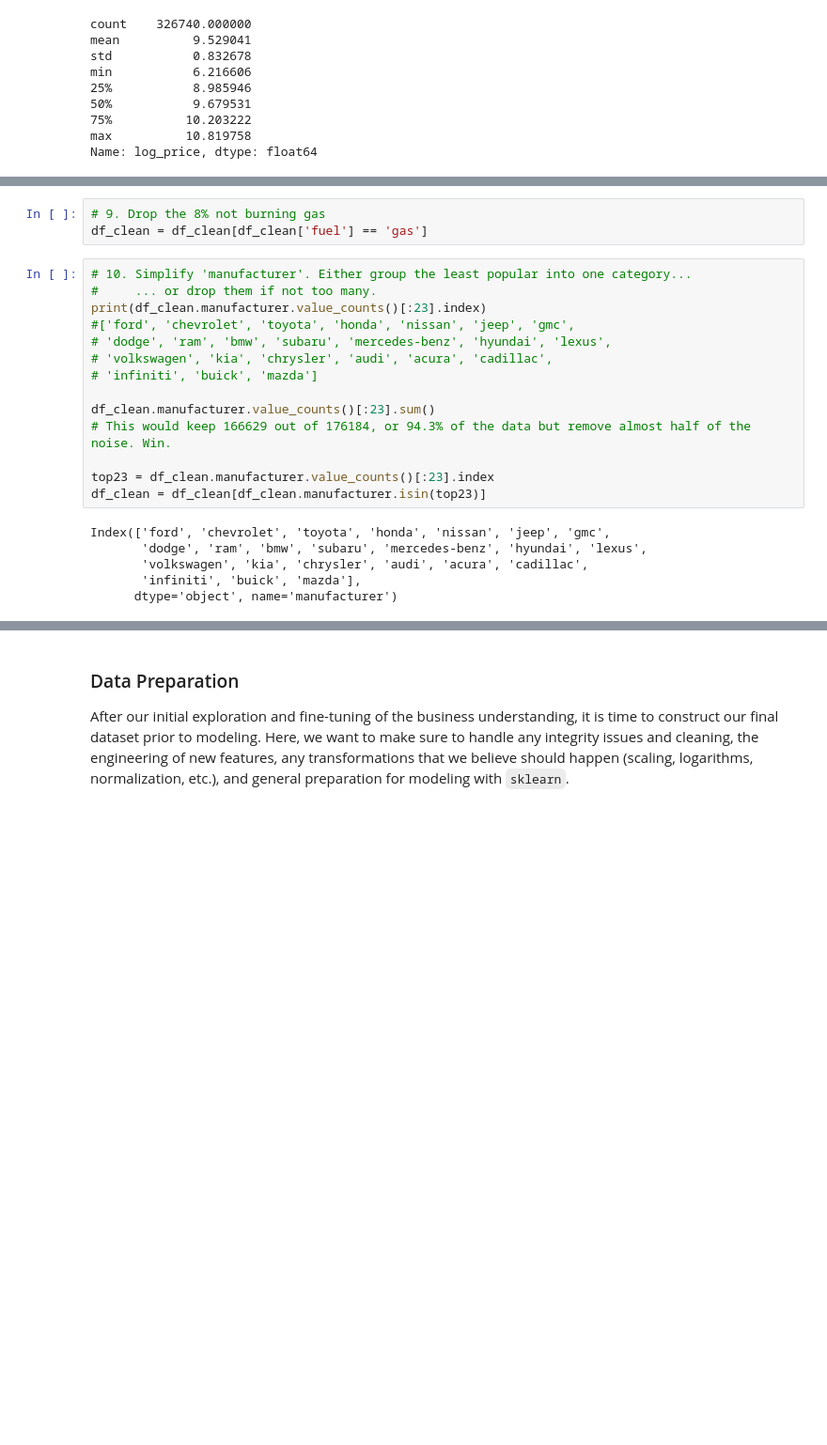
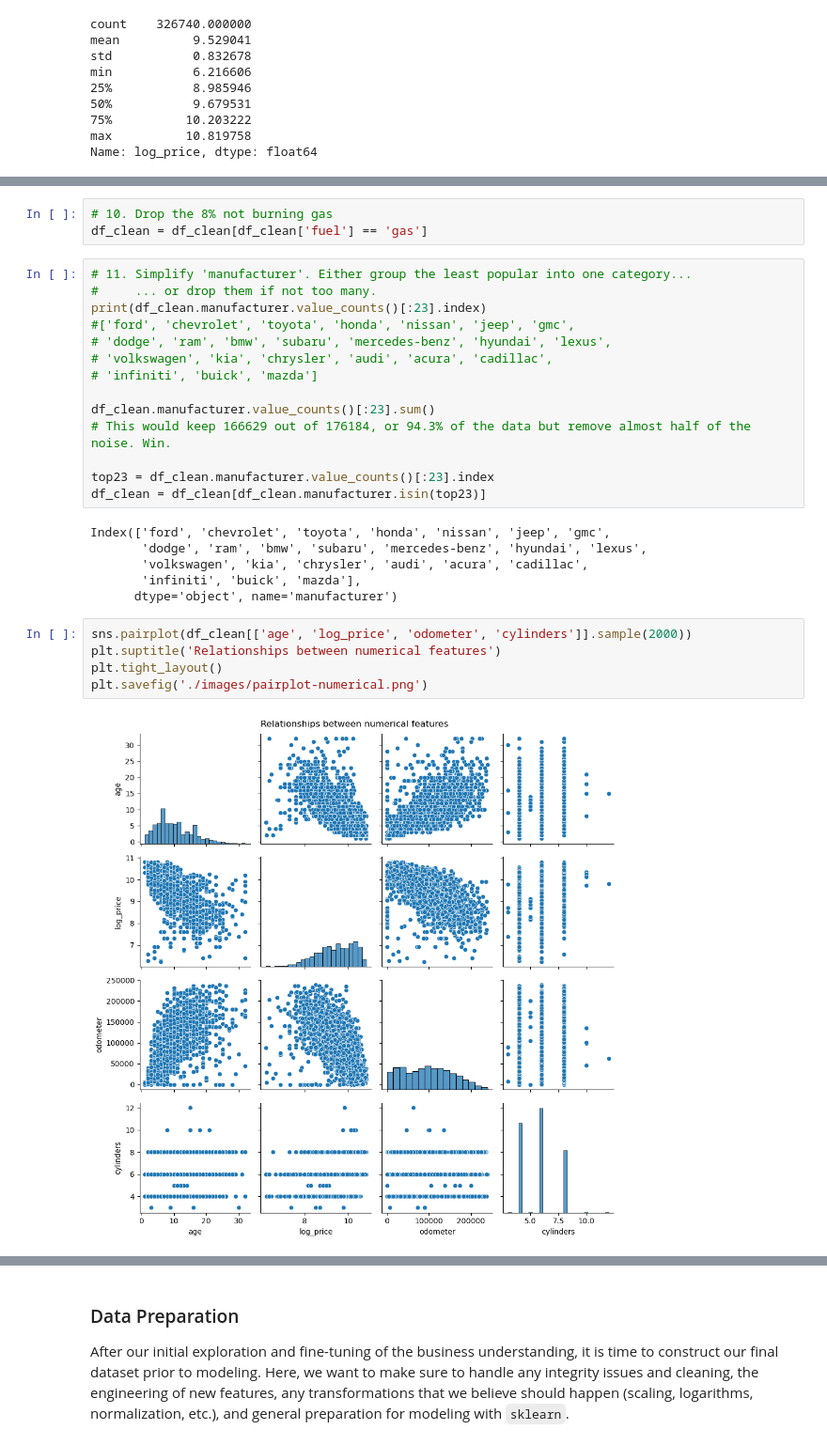
Before and after one commit to dshavoc/aiml-assignment-11.1, a Jupyter notebook: assignment11_1.ipynb, the cells around one changed output, grey strips where cells are left out. Shown at 94% size. Cells and saved outputs as stored; diff of their text form; blank space fills up the shorter version.

```diff
--- a/assignment11_1.ipynb
+++ b/assignment11_1.ipynb
@@ -226,10 +237,10 @@ df_clean = df_clean[~df_clean['cylinders'].str.contains('other') & ~df_clean['cy
 df_clean['cylinders'] = pd.to_numeric(df_clean['cylinders'].str.replace(' cylinders', ''), errors='coerce')
 df_clean = df_clean.dropna(subset=['cylinders'])
 # %%
-# 9. Drop the 8% not burning gas
+# 10. Drop the 8% not burning gas
 df_clean = df_clean[df_clean['fuel'] == 'gas']
 # %%
-# 10. Simplify 'manufacturer'. Either group the least popular into one category...
+# 11. Simplify 'manufacturer'. Either group the least popular into one category...
 #     ... or drop them if not too many.
 print(df_clean.manufacturer.value_counts()[:23].index)
 #['ford', 'chevrolet', 'toyota', 'honda', 'nissan', 'jeep', 'gmc',
@@ -248,3 +259,10 @@ Index(['ford', 'chevrolet', 'toyota', 'honda', 'nissan', 'jeep', 'gmc',
        'volkswagen', 'kia', 'chrysler', 'audi', 'acura', 'cadillac',
        'infiniti', 'buick', 'mazda'],
       dtype='object', name='manufacturer')
+# %%
+sns.pairplot(df_clean[['age', 'log_price', 'odometer', 'cylinders']].sample(2000))
+plt.suptitle('Relationships between numerical features')
+plt.tight_layout()
+plt.savefig('./images/pairplot-numerical.png')
+# %% [output]
+[figure, added]
```
Also changed, not shown: parts of 27 cells of this notebook, 12 other files.
